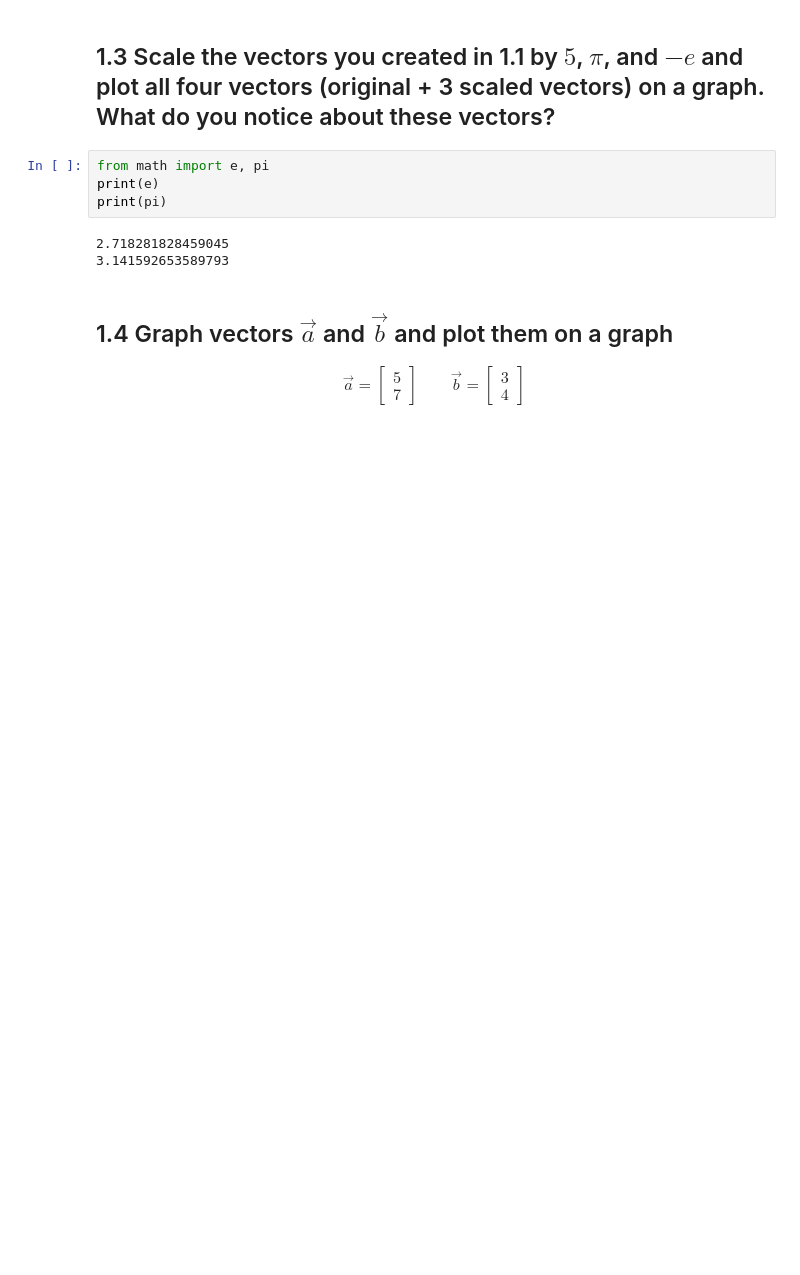
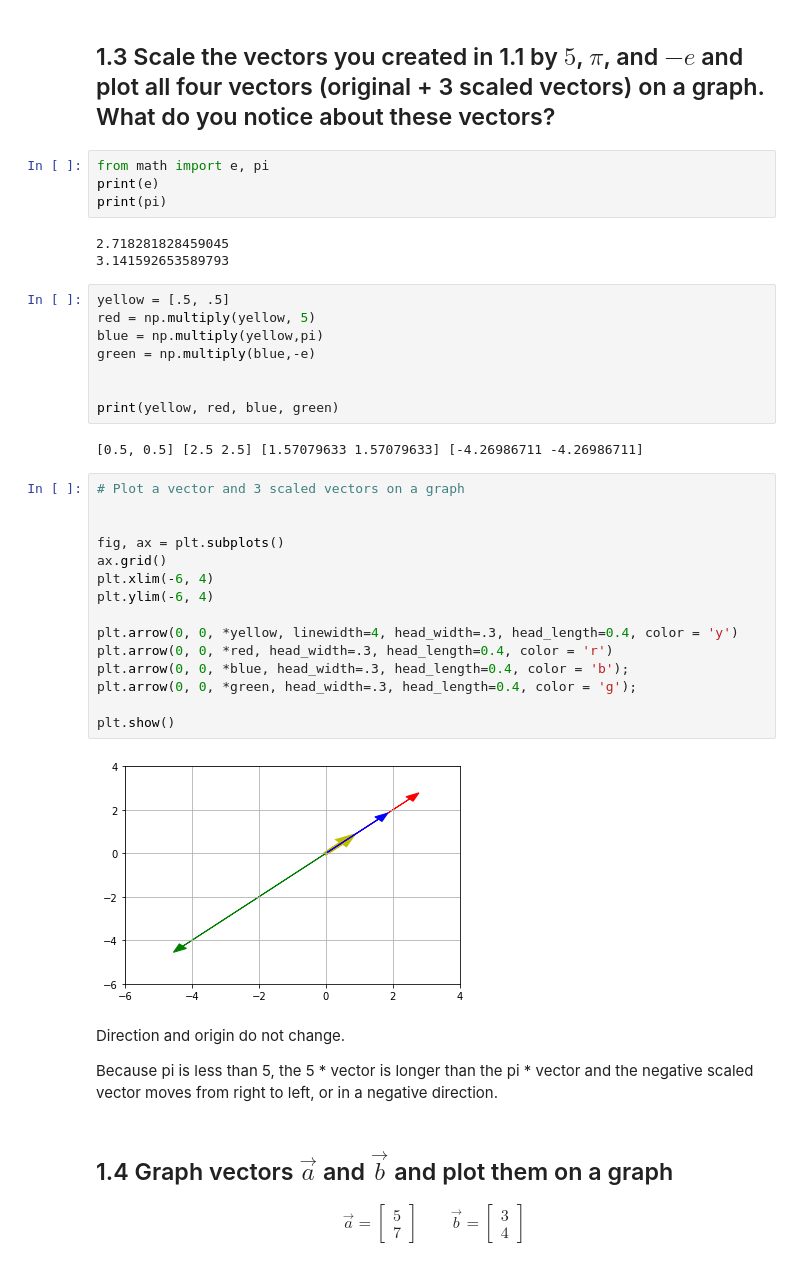
Before and after one commit to vjmiyagi/DS-Unit-1-Sprint-3-Linear-Algebra, a Jupyter notebook: module1/LS_DS_131_Vectors_and_Matrices_Assignment.ipynb, the cells around one changed output. Drawn from its saved outputs; the diff is of its cells as text; blank space fills up the shorter version.

```diff
--- a/module1/LS_DS_131_Vectors_and_Matrices_Assignment.ipynb
+++ b/module1/LS_DS_131_Vectors_and_Matrices_Assignment.ipynb
@@ -17,6 +79,37 @@ print(pi)
 # %% [output]
 2.718281828459045
 3.141592653589793
+# %%
+yellow = [.5, .5]
+red = np.multiply(yellow, 5)
+blue = np.multiply(yellow,pi)
+green = np.multiply(blue,-e)
+
+
+print(yellow, red, blue, green)
+# %% [output]
+[0.5, 0.5] [2.5 2.5] [1.57079633 1.57079633] [-4.26986711 -4.26986711]
+# %%
+# Plot a vector and 3 scaled vectors on a graph
+
+
+fig, ax = plt.subplots()
+ax.grid()
+plt.xlim(-6, 4)
+plt.ylim(-6, 4)
+
+plt.arrow(0, 0, *yellow, linewidth=4, head_width=.3, head_length=0.4, color = 'y')
+plt.arrow(0, 0, *red, head_width=.3, head_length=0.4, color = 'r')
+plt.arrow(0, 0, *blue, head_width=.3, head_length=0.4, color = 'b');
+plt.arrow(0, 0, *green, head_width=.3, head_length=0.4, color = 'g');
+
+plt.show()
+# %% [output]
+[figure, added]
+# %% [markdown]
+Direction and origin do not change.
+
+Because pi is less than 5, the 5 *  vector is longer than the pi * vector and the negative scaled vector moves from right to left, or in a negative direction.
 # %% [markdown]
 ## 1.4 Graph vectors $\vec{a}$ and $\vec{b}$ and plot them on a graph
 
```
Also changed, not shown: parts of 9 cells of this notebook.
